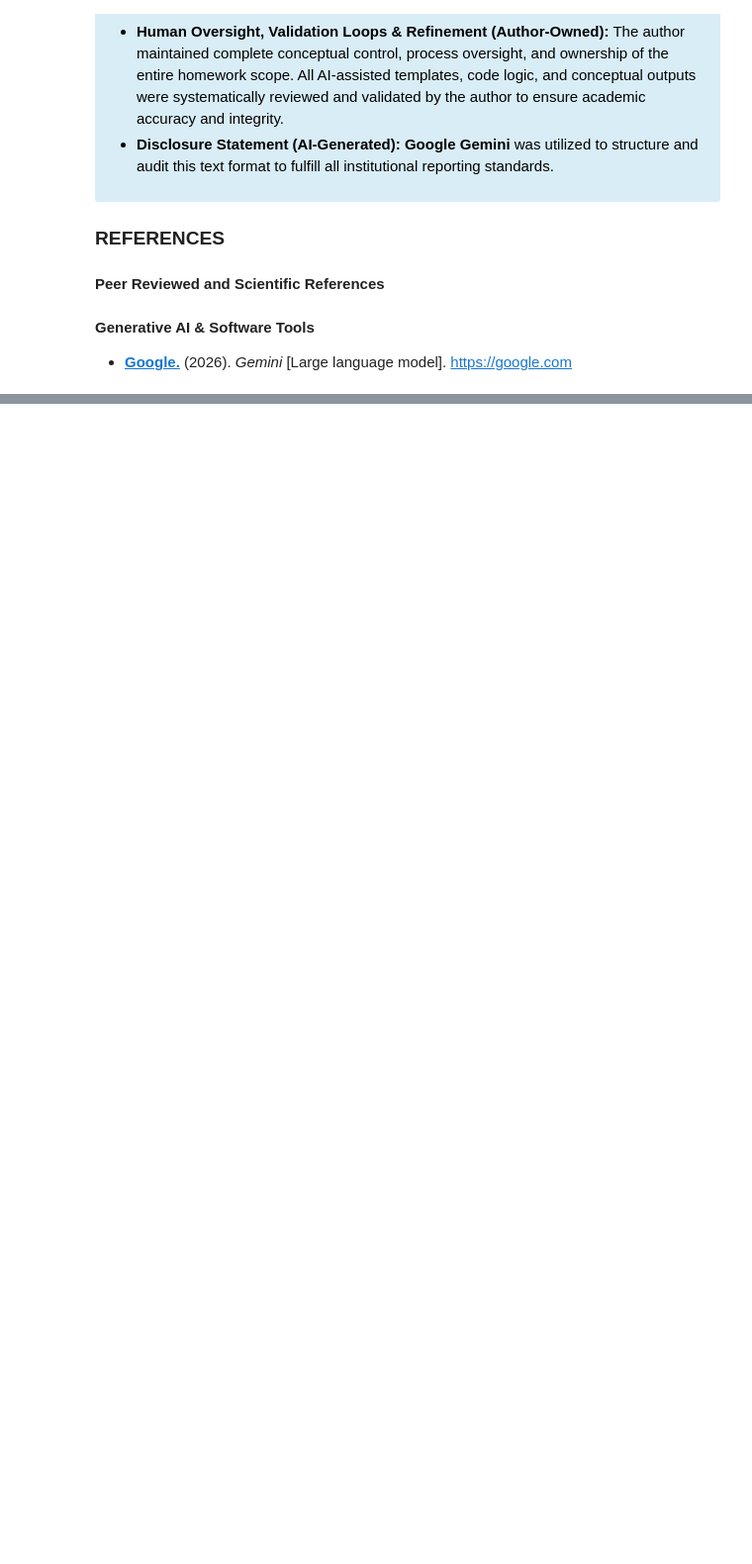
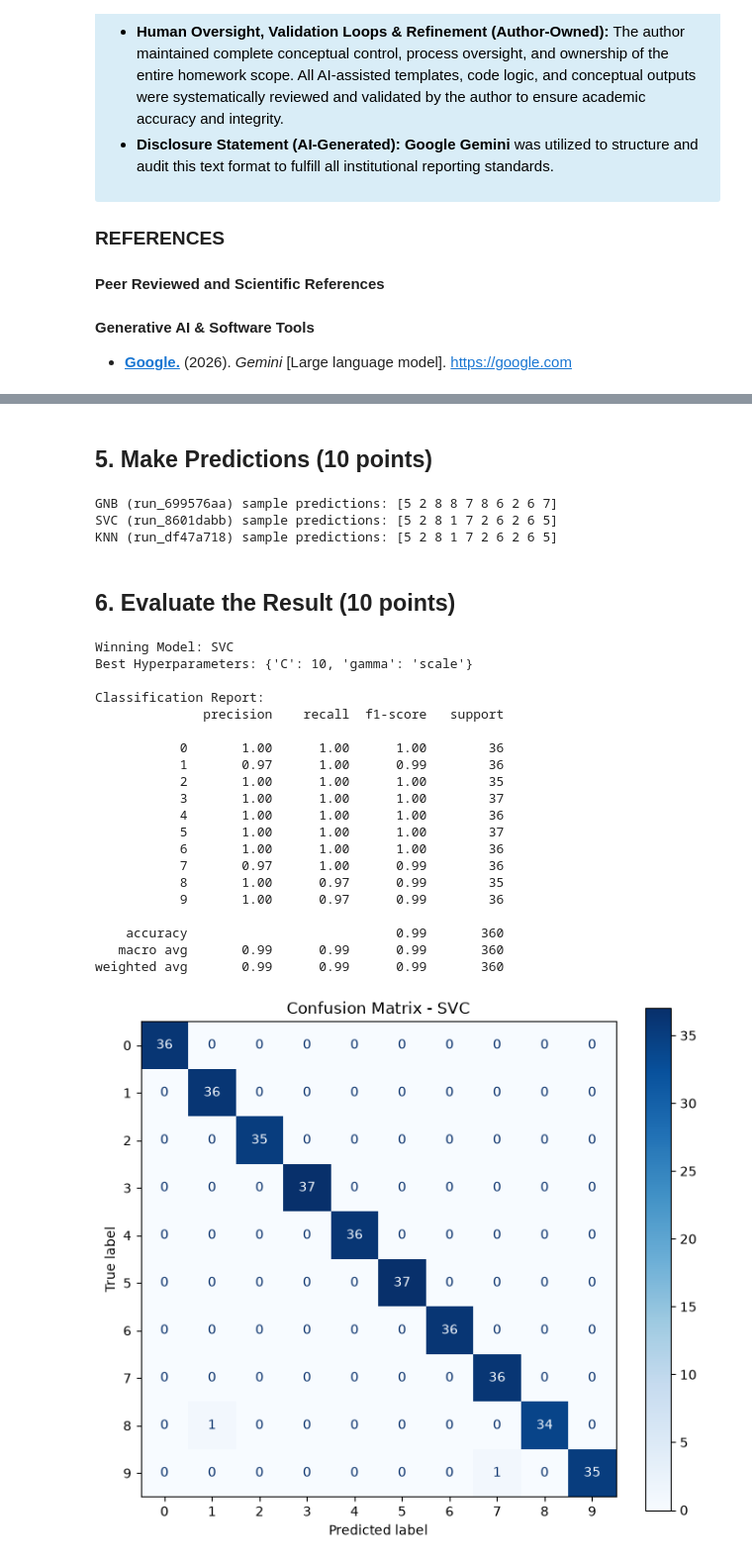
Before and after one commit to Ethereal-Mining-Company/656D632D70726F6A2D32, a Jupyter notebook: main.ipynb, the cells around one changed output, grey strips where cells are left out. Shown at 99% size. Drawn from its saved outputs; the diff is of its cells as text; code cells hidden in the pictures; blank space fills up the shorter version.

```diff
--- a/main.ipynb
+++ b/main.ipynb
@@ -24,0 +151,59 @@ In compliance with the [**National University Student Guidelines for Generative
+# %% [markdown]
+## 5. Make Predictions (10 points)
+# %%
+is_test = config.get("test_mode", False)
+loaded_bundles = {}
+predictions = {}
+
+for _, row in latest_runs.iterrows():
+    model_name = row["engine_type"]
+    run_id = row["run_uuid"]
+    bundle = utils.load_bundle(
+        model_folder=config["paths"]["model_dir"],
+        run_uuid=run_id,
+        name=model_name,
+        is_test=is_test
+    )
+    loaded_bundles[model_name] = bundle
+    predictions[model_name] = bundle["model"].predict(X_test)
+    print(f"{model_name.upper()} ({run_id}) sample predictions: {predictions[model_name][:10]}")
+# %% [output]
+GNB (run_699576aa) sample predictions: [5 2 8 8 7 8 6 2 6 7]
+SVC (run_8601dabb) sample predictions: [5 2 8 1 7 2 6 2 6 5]
+KNN (run_df47a718) sample predictions: [5 2 8 1 7 2 6 2 6 5]
+# %% [markdown]
+## 6. Evaluate the Result (10 points)
+# %%
+best_model_name = leaderboard.iloc[0]["engine_type"]
+print(f"Winning Model: {best_model_name.upper()}")
+print("Best Hyperparameters:", loaded_bundles[best_model_name]["metadata"]["best_tweaks"])
+print("\nClassification Report:")
+print(classification_report(y_test, predictions[best_model_name]))
+
+visualization.plot_confusion_matrix(
+    y_true=y_test,
+    y_pred=predictions[best_model_name],
+    title=f"Confusion Matrix - {best_model_name.upper()}"
+)
+# %% [output]
+Winning Model: SVC
+Best Hyperparameters: {'C': 10, 'gamma': 'scale'}
+
+Classification Report:
+              precision    recall  f1-score   support
+
+           0       1.00      1.00      1.00        36
+           1       0.97      1.00      0.99        36
+           2       1.00      1.00      1.00        35
+           3       1.00      1.00      1.00        37
+           4       1.00      1.00      1.00        36
+           5       1.00      1.00      1.00        37
+           6       1.00      1.00      1.00        36
+           7       0.97      1.00      0.99        36
+           8       1.00      0.97      0.99        35
+           9       1.00      0.97      0.99        36
+
+    accuracy                           0.99       360
+   macro avg       0.99      0.99      0.99       360
+weighted avg       0.99      0.99      0.99       360
+[figure, added]
```
Also changed, not shown: parts of 12 cells of this notebook, 15 other files.
